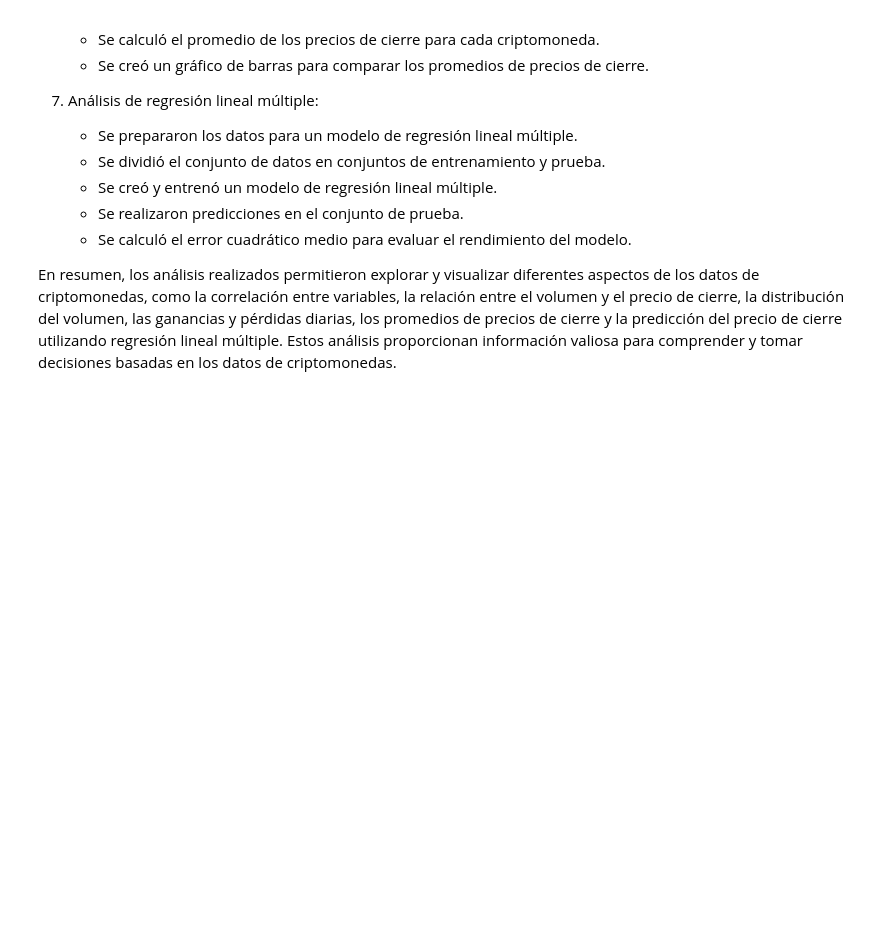
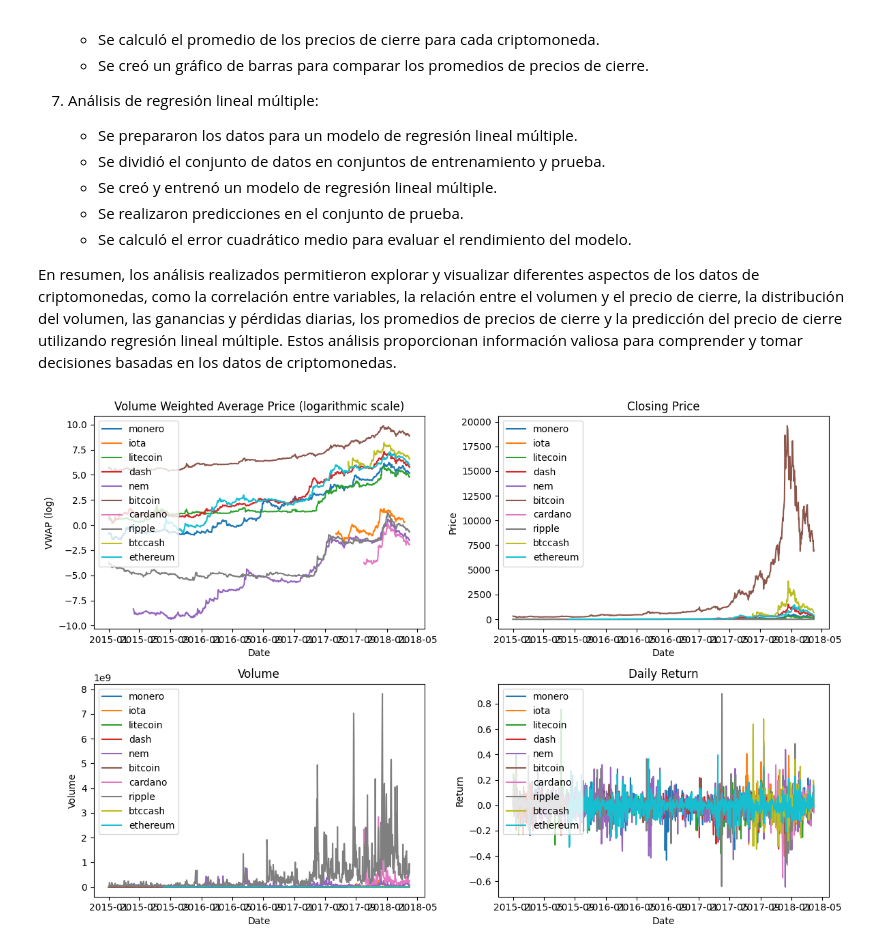
Before and after one commit to rubences/analisis, a Jupyter notebook: Ejercicio2_GBIN.ipynb, the cells around one changed output. Saved outputs shown, nothing was run; the diff lists cells and outputs as text; code cells hidden in the pictures; blank space fills up the shorter version.

```diff
--- a/Ejercicio2_GBIN.ipynb
+++ b/Ejercicio2_GBIN.ipynb
@@ -784,3 +784,54 @@ else:
     - Se calculó el error cuadrático medio para evaluar el rendimiento del modelo.
 
 En resumen, los análisis realizados permitieron explorar y visualizar diferentes aspectos de los datos de criptomonedas, como la correlación entre variables, la relación entre el volumen y el precio de cierre, la distribución del volumen, las ganancias y pérdidas diarias, los promedios de precios de cierre y la predicción del precio de cierre utilizando regresión lineal múltiple. Estos análisis proporcionan información valiosa para comprender y tomar decisiones basadas en los datos de criptomonedas.
+# %%
+import math
+
+# Crear el gráfico
+plt.figure(figsize=(12, 8))
+
+# Gráfico 1: Volume Weighted Average Price (logarithmic scale)
+plt.subplot(2, 2, 1)
+for currency, df in currencies_list.items():
+    plt.plot(df["Date"], df["VWAP"].apply(lambda x: math.log(x)), label=currency)
+
+plt.title("Volume Weighted Average Price (logarithmic scale)")
+plt.xlabel("Date")
+plt.ylabel("VWAP (log)")
+plt.legend()
+
+# Gráfico 2: Precio de cierre
+plt.subplot(2, 2, 2)
+for currency, df in currencies_list.items():
+    plt.plot(df["Date"], df["Close"], label=currency)
+
+plt.title("Closing Price")
+plt.xlabel("Date")
+plt.ylabel("Price")
+plt.legend()
+
+# Gráfico 3: Volumen
+plt.subplot(2, 2, 3)
+for currency, df in currencies_list.items():
+    plt.plot(df["Date"], df["Volume"], label=currency)
+
+plt.title("Volume")
+plt.xlabel("Date")
+plt.ylabel("Volume")
+plt.legend()
+
+# Gráfico 4: Retorno diario
+plt.subplot(2, 2, 4)
+for currency, df in currencies_list.items():
+    df["Daily Return"] = df["Close"].pct_change()
+    plt.plot(df["Date"], df["Daily Return"], label=currency)
+
+plt.title("Daily Return")
+plt.xlabel("Date")
+plt.ylabel("Return")
+plt.legend()
+
+plt.tight_layout()
+plt.show()
+# %% [output]
+[figure, added]
```
